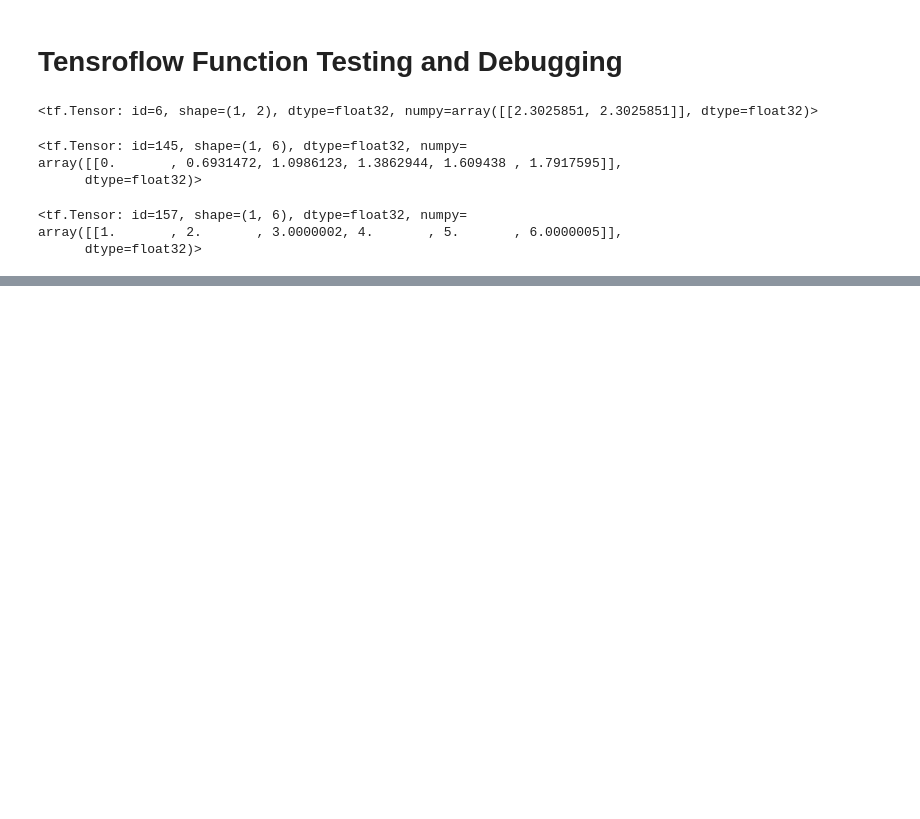
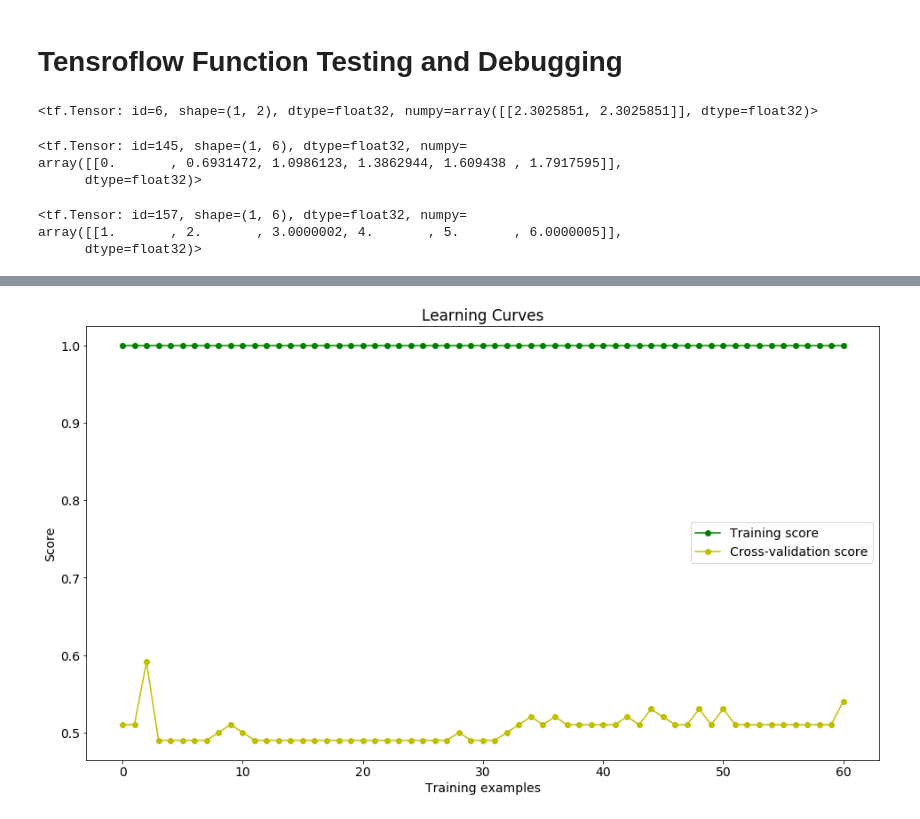
Before and after one commit to DollarAkshay/Python-Programs, a Jupyter notebook: Jupyter Notebooks/Random Notebook.ipynb, the cells around one changed output, grey strips where cells are left out. Saved outputs shown, nothing was run; the diff lists cells and outputs as text; code cells hidden in the pictures; blank space fills up the shorter version.

```diff
--- a/Jupyter Notebooks/Random Notebook.ipynb
+++ b/Jupyter Notebooks/Random Notebook.ipynb
@@ -298,0 +113,6 @@ for x in v:
+# %%
+cf3 = SVC(kernel='rbf', gamma=1000)
+cf3.fit(X, y)
+draw_learning_curves(X, y,estimator, 100)
+# %% [output]
+[figure, added]
```
Also changed, not shown: parts of 38 cells of this notebook, 1 other file.
